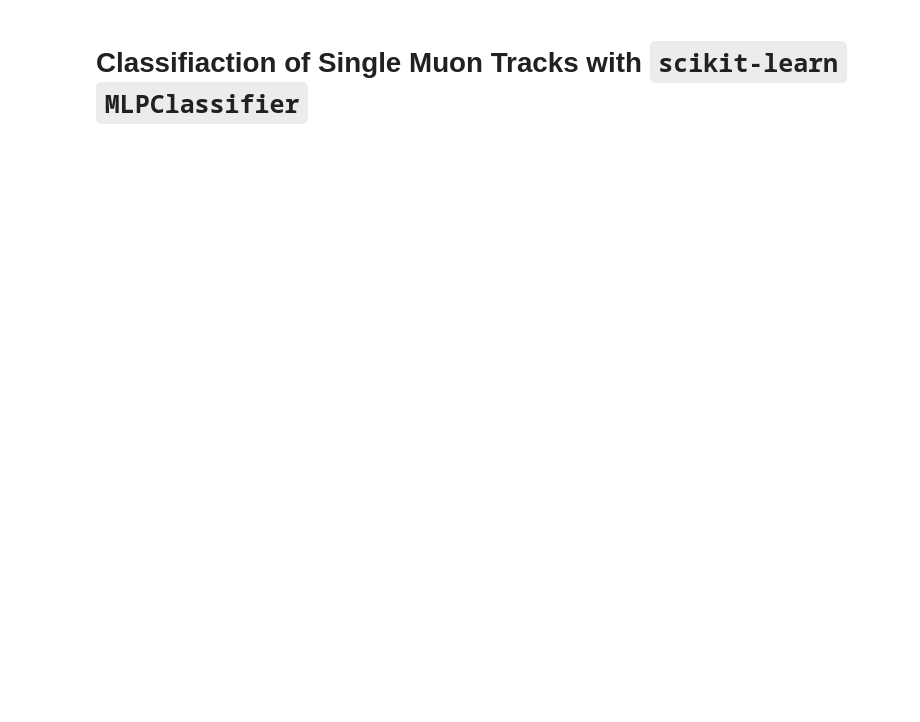
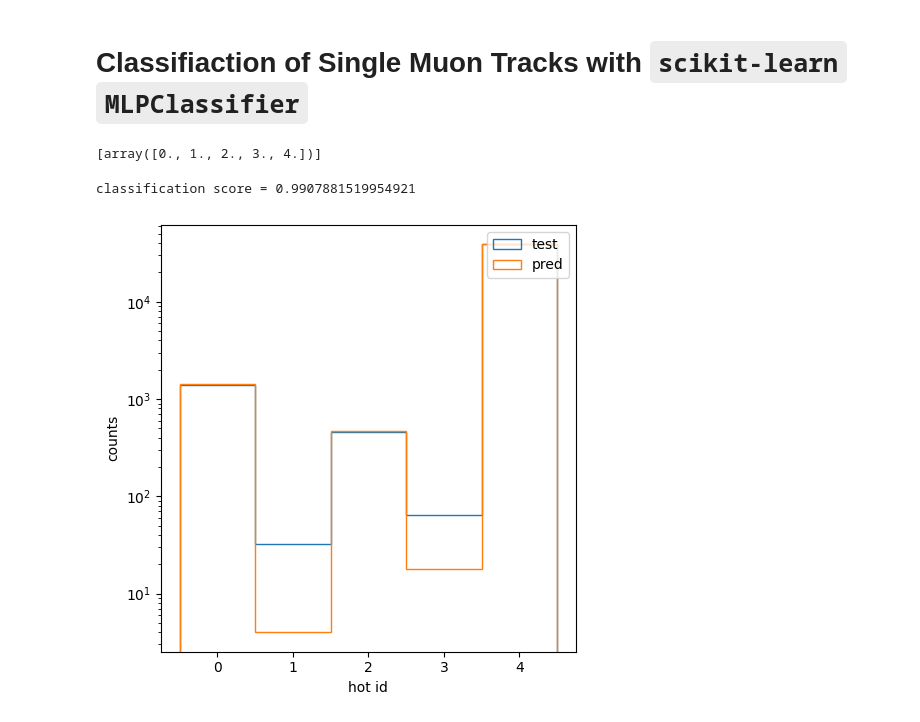
Before and after one commit to dinupa1/vertexML, a Jupyter notebook: sklearn-playground.ipynb, the cells around one changed output. Saved outputs shown, nothing was run; the diff lists cells and outputs as text; code cells hidden in the pictures; blank space fills up the shorter version.

```diff
--- a/sklearn-playground.ipynb
+++ b/sklearn-playground.ipynb
@@ -8,19 +8,21 @@ from sklearn.neural_network import MLPClassifier
 from sklearn.model_selection import train_test_split
 from sklearn.preprocessing import StandardScaler
 
-hep.style.use(hep.style.ROOT)
+# hep.style.use(hep.style.ROOT)
 # %% [markdown]
 # Classifiaction of Single Muon Tracks with `scikit-learn` `MLPClassifier`
 # %%
 def add_labels(z: float)->int:
-    if -800.0 < z and z < -305.0:
+    if -800.0 < z and z < -500.0:
         return 0
+    if -500.0 < z and z < -305.0:
+        return 1
     if -305.0 < z and z < -295.0:
-        return 1
-    if -295.0 < z and z < -1.0:
         return 2
-    if -1.0 < z and z < 500.0:
+    if -295.0 < z and z < 0.0:
         return 3
+    if 0.0 < z and z < 300.0:
+        return 4
     else:
         return -99
 # %%
@@ -35,6 +37,9 @@ X, y = df[['q1', 'x1', 'y1', 'z1', 'x2', 'y2', 'z2', 'px1', 'py1', 'pz1', 'px2',
 ohe = OneHotEncoder(sparse=False)
 y_hotid = ohe.fit_transform(y[:, 6].reshape(-1, 1))
 y = np.concatenate((y[:, :6], y_hotid), axis=1)
+print(ohe.categories_)
+# %% [output]
+[array([0., 1., 2., 3., 4.])]
 # %%
 # train, validate test split
 X_train_val, X_test, y_train_val, y_test = train_test_split(X, y, test_size=0.2)
@@ -55,21 +60,25 @@ clf = MLPClassifier(max_iter=300, hidden_layer_sizes=(64, 64, 64), batch_size=64
 clf.fit(X_train, y_train[:, 6:])
 score = clf.score(X_test, y_test[:, 6:])
 print("classification score = {}".format(score))
+# %% [output]
+classification score = 0.9907881519954921
 # %%
 y_pred_hotid = clf.predict(X_test)
 y_pred_deco = np.argmax(y_pred_hotid, axis=1)
 y_test_deco = np.argmax(y_test[:, 6:], axis=1)
 
 # print("size y_test = {}".format(y_test_deco.shape))
 # print("size y_pred = {}".format(y_pred_deco.shape))
 
 plt.figure(figsize=(5, 5))
-plt.hist(y_test_deco, histtype='step', bins=4, range=(-0.5, 3.5), label='test')
-plt.hist(y_pred_deco, histtype='step', bins=4, range=(-0.5, 3.5), label='pred')
+plt.hist(y_test_deco, histtype='step', bins=5, range=(-0.5, 4.5), label='test')
+plt.hist(y_pred_deco, histtype='step', bins=5, range=(-0.5, 4.5), label='pred')
 plt.xlabel('hot id')
 plt.ylabel('counts')
 plt.legend()
 plt.yscale('log')
 plt.tight_layout()
 plt.savefig('imgs/cls-hot-id.png')
 plt.show()
+# %% [output]
+[figure, added]
```
Also changed, not shown: parts of 9 cells of this notebook.
